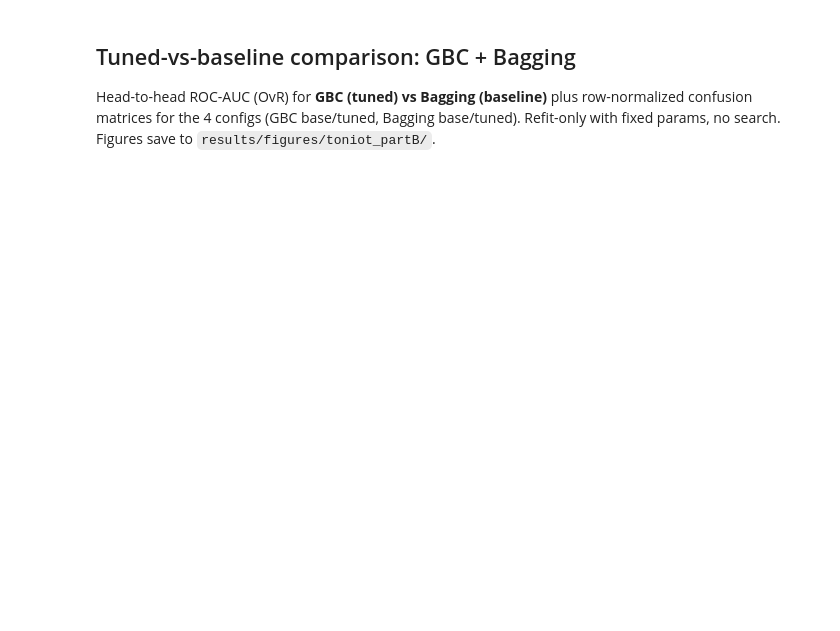
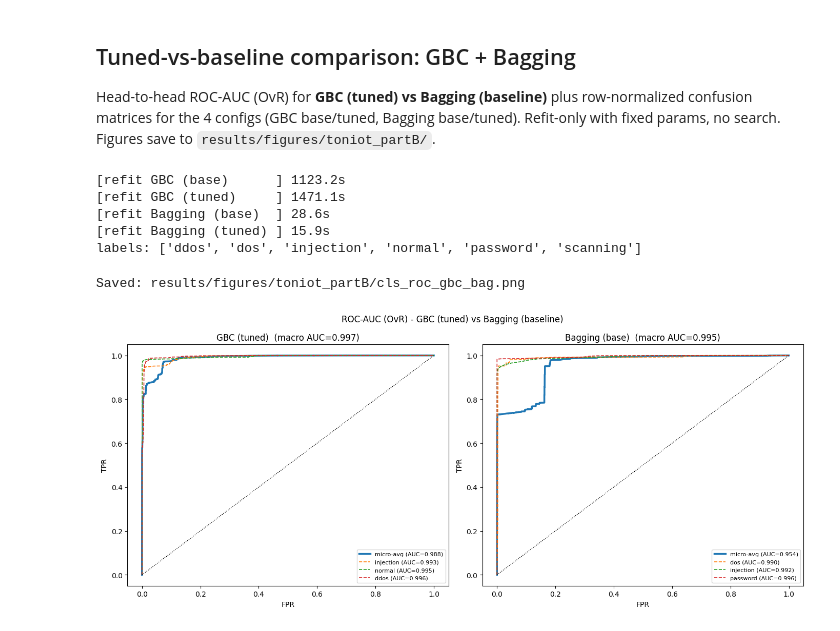
Before and after one commit to pranayr710/CloudShield, a Jupyter notebook: notebooks/03_classification_1.ipynb, the cells around one changed output. Drawn from its saved outputs; the diff is of its cells as text; code cells hidden in the pictures; blank space fills up the shorter version.

```diff
--- a/notebooks/03_classification_1.ipynb
+++ b/notebooks/03_classification_1.ipynb
@@ -898,44 +983,61 @@ CMP = {
                                  bootstrap=True, random_state=42, n_jobs=-1),
 }
 cmp_cache = {}
+REUSE = {'GBC (base)': 'GradientBoostingClassifier', 'GBC (tuned)': 'GBC (tuned)',
+         'Bagging (base)': 'Bagging', 'Bagging (tuned)': 'Bagging (tuned)'}
 for _name, _m in CMP.items():
+    if REUSE.get(_name) in FITTED:          # same settings, already trained above
+        cmp_cache[_name] = FITTED[REUSE[_name]]
+        print(f'[reuse {_name:16s}] fitted above')
+        continue
     _t0 = time.time()
     _m.fit(X_tr, y_tr)
     cmp_cache[_name] = _m
     print(f'[refit {_name:16s}] {time.time()-_t0:.1f}s')
 LABELS = sorted(set(np.asarray(y_te, dtype=object).tolist()))
 print('labels:', LABELS)
+# %% [output]
+[refit GBC (base)      ] 1123.2s
+[refit GBC (tuned)     ] 1471.1s
+[refit Bagging (base)  ] 28.6s
+[refit Bagging (tuned) ] 15.9s
+labels: ['ddos', 'dos', 'injection', 'normal', 'password', 'scanning']
 # %%
 # --- ROC-AUC (OvR): GBC (tuned) vs Bagging (baseline), test set ---
 from sklearn.preprocessing import label_binarize
 from sklearn.metrics import roc_curve, auc
 Y_bin = label_binarize(np.asarray(y_te, dtype=object), classes=LABELS)
 fig, axes = plt.subplots(1, 2, figsize=(14, 6))
 for ax, _name in zip(axes, ['GBC (tuned)', 'Bagging (base)']):
-    _S = cmp_cache[_name].predict_proba(X_te)
+    _proba = cmp_cache[_name].predict_proba(X_te)
+    # one probability column per class in the test fold, in LABELS order
+    _S = _proba[:, [list(cmp_cache[_name].classes_).index(_c) for _c in LABELS]]
     _fpr, _tpr, _auc = {}, {}, {}
     for _i, _c in enumerate(LABELS):
         _fpr[_c], _tpr[_c], _ = roc_curve(Y_bin[:, _i], _S[:, _i])
         _auc[_c] = auc(_fpr[_c], _tpr[_c])
     _fpr['micro'], _tpr['micro'], _ = roc_curve(Y_bin.ravel(), _S.ravel())
     _auc['micro'] = auc(_fpr['micro'], _tpr['micro'])
     _auc['macro'] = float(np.mean([_auc[_c] for _c in LABELS]))
     ax.plot(_fpr['micro'], _tpr['micro'], lw=2.5,
             label='micro-avg (AUC=%.3f)' % _auc['micro'])
     _worst = sorted(LABELS, key=lambda _c: _auc[_c])[:3]
     for _c in _worst:
         ax.plot(_fpr[_c], _tpr[_c], lw=1.2, ls='--',
                 label='%s (AUC=%.3f)' % (_c, _auc[_c]))
     ax.plot([0, 1], [0, 1], 'k:', lw=1)
     ax.set_xlabel('FPR'); ax.set_ylabel('TPR')
     ax.set_title(_name + '  (macro AUC=%.3f)' % _auc['macro'])
     ax.legend(fontsize=8, loc='lower right')
 fig.suptitle('ROC-AUC (OvR) - GBC (tuned) vs Bagging (baseline)')
-os.makedirs('results/figures/toniot_partB', exist_ok=True)
+os.makedirs(os.path.join(ROOT, 'results/figures/toniot_partB'), exist_ok=True)
 fig.tight_layout()
-fig.savefig('results/figures/toniot_partB/cls_roc_gbc_bag.png', dpi=150, bbox_inches='tight')
+fig.savefig(os.path.join(ROOT, 'results/figures/toniot_partB/cls_roc_gbc_bag.png'), dpi=150, bbox_inches='tight')
 print('Saved: results/figures/toniot_partB/cls_roc_gbc_bag.png')
 plt.show()
+# %% [output]
+Saved: results/figures/toniot_partB/cls_roc_gbc_bag.png
+[figure, added]
 # %%
 # --- Confusion matrices (row-normalized, all 10 classes, test set) ---
 from sklearn.metrics import confusion_matrix
```
Also changed, not shown: parts of 28 cells of this notebook, 2 other files.
